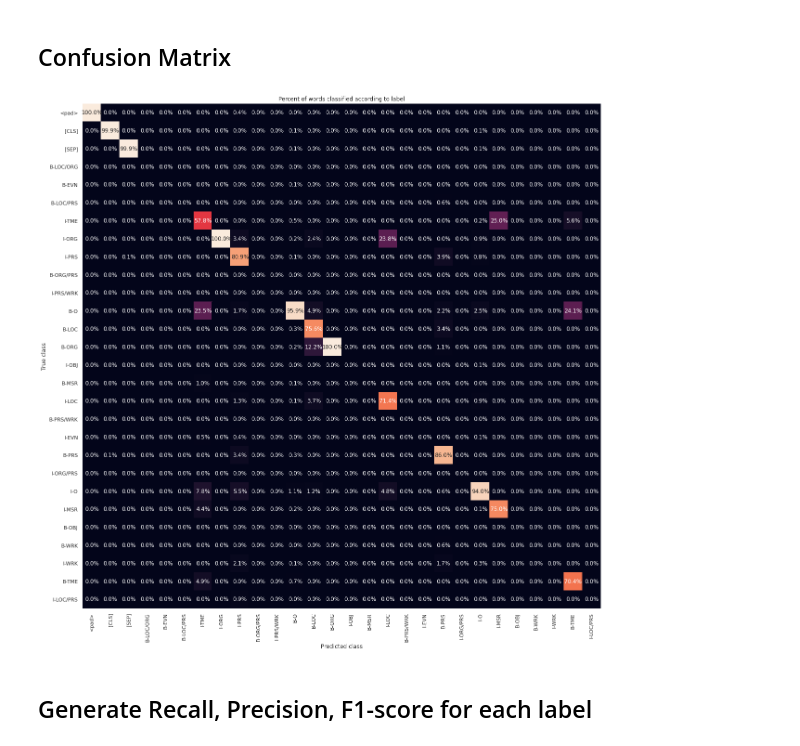
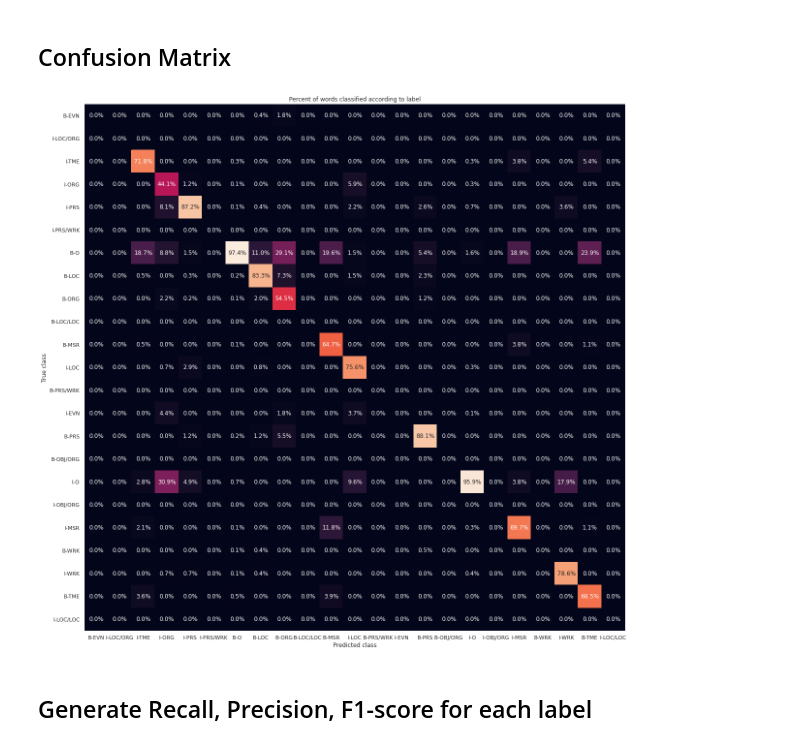
Before and after one commit to laureleo/thesis, a Jupyter notebook: notebooks/main.ipynb, the cells around one changed output. Saved outputs shown, nothing was run; the diff lists cells and outputs as text; code cells hidden in the pictures.

```diff
--- a/notebooks/main.ipynb
+++ b/notebooks/main.ipynb
@@ -145,0 +212,8 @@ def shuffle_data(things_to_shuffle):
+# %%
+def get_label_file():
+    #Select the type of the data we will store.
+    data_type = np.uint8
+
+    g = np.memmap('../data/ONE_HOT_LABELS.dat', dtype=data_type, shape=(74165, 100, 33))
+
+    return g
@@ -172,17 +259,3 @@ tokenizer.add_tokens(label_list.tolist())
 model.resize_token_embeddings(len(tokenizer))
 # %% [output]
 Embedding(50030, 128)
-# %%
-def work_with_subset(subsetsize):
-    # Let's test stuff with just a subset of the data
-    s, a, l = sentences[:subsetsize], attentions[:subsetsize], labels[:subsetsize]
-
-    #Convert to tensors
-    s, a = torch.tensor(s), torch.tensor(a)
-
-    # Generate embeddings
-    #embedding_matrix = get_embeddings_with_gpu_batch(s, a, 25)
-
-    return s, a, l, 1
-
-sentences, attentions, labels, _ = work_with_subset(10000)
@@ -272,0 +293,3 @@ label_matrix = dummy_variable_representation.values.reshape(labels.shape[0], lab
+# %%
+embedding_matrix = get_embed_file()
+label_matrix = get_label_file()
@@ -273,7 +316,8 @@ label_matrix = dummy_variable_representation.values.reshape(labels.shape[0], lab
 # %%
 #Train/test split it
 ratio = 0.8
-train_x,train_y,test_x,test_y = split_data(ratio, embedding_matrix, label_matrix)
+
+train_x,train_y,test_x,test_y = split_data(ratio, embedding_matrix[:10000], label_matrix[:10000])
 
 print(train_y.shape, test_y.shape)
 print(train_x.shape, test_x.shape)
@@ -405,31 +452,45 @@ true_classes = true_classes.values.reshape(-1,1)
 # %%
 # The scikit confusion function also takes a list of labels. The generated confusion matrix will consist of the elements of this list, in the order they appear
 cf_labels = list(dummyIndex_label_dict.values())
 
 # We are great at padding, but that isn't super-interesting
-#labels.remove('<pad>')
+cf_labels.remove('<pad>')
+cf_labels.remove('[CLS]')
+cf_labels.remove('[SEP]')
+cf_labels.remove('B-LOC/ORG')
+cf_labels.remove('B-LOC/PRS')
+cf_labels.remove('I-LOC/PRS')
+
+cf_labels.remove('B-ORG/PRS')
+cf_labels.remove('I-OBJ')
+cf_labels.remove('B-OBJ')
+
+cf_labels.remove('I-ORG/PRS')
+
+
+
 
 #Generate a confusion matrix
 cmatrix = confusion_matrix(y_true=true_classes, y_pred=predicted_classes, labels = cf_labels)
 
 #Use pandas for plotting purposes
 cmatrix = pd.DataFrame(cmatrix, columns=cf_labels, index=cf_labels)
 
 # The absolute number of things retrieved isn't as interesting as the relative retrival, so we normalize along the x-axis
 cmatrix = cmatrix.apply(lambda x: x/x.sum(), axis = 0)
 
 #Remove Nans
 cmatrix = cmatrix.fillna(0)
 
 #The confusion matrix is defined such that each row corresponds to a true label, each column is predicted label
 fig, ax = plt.subplots(figsize = (20,20))
 sns.heatmap(cmatrix, ax = ax, annot=True, fmt=".1%", cbar=False)
 ax.set_xlabel("Predicted class")
 ax.set_ylabel("True class")
 plt.title("Percent of words classified according to label")
 plt.show()
 # %% [output]
-[figure, old version]
+[figure, new version]
 # %% [markdown]
 ## Generate Recall, Precision, F1-score for each label
 # %%
```
Also changed, not shown: parts of 31 cells of this notebook, 1 other file.
